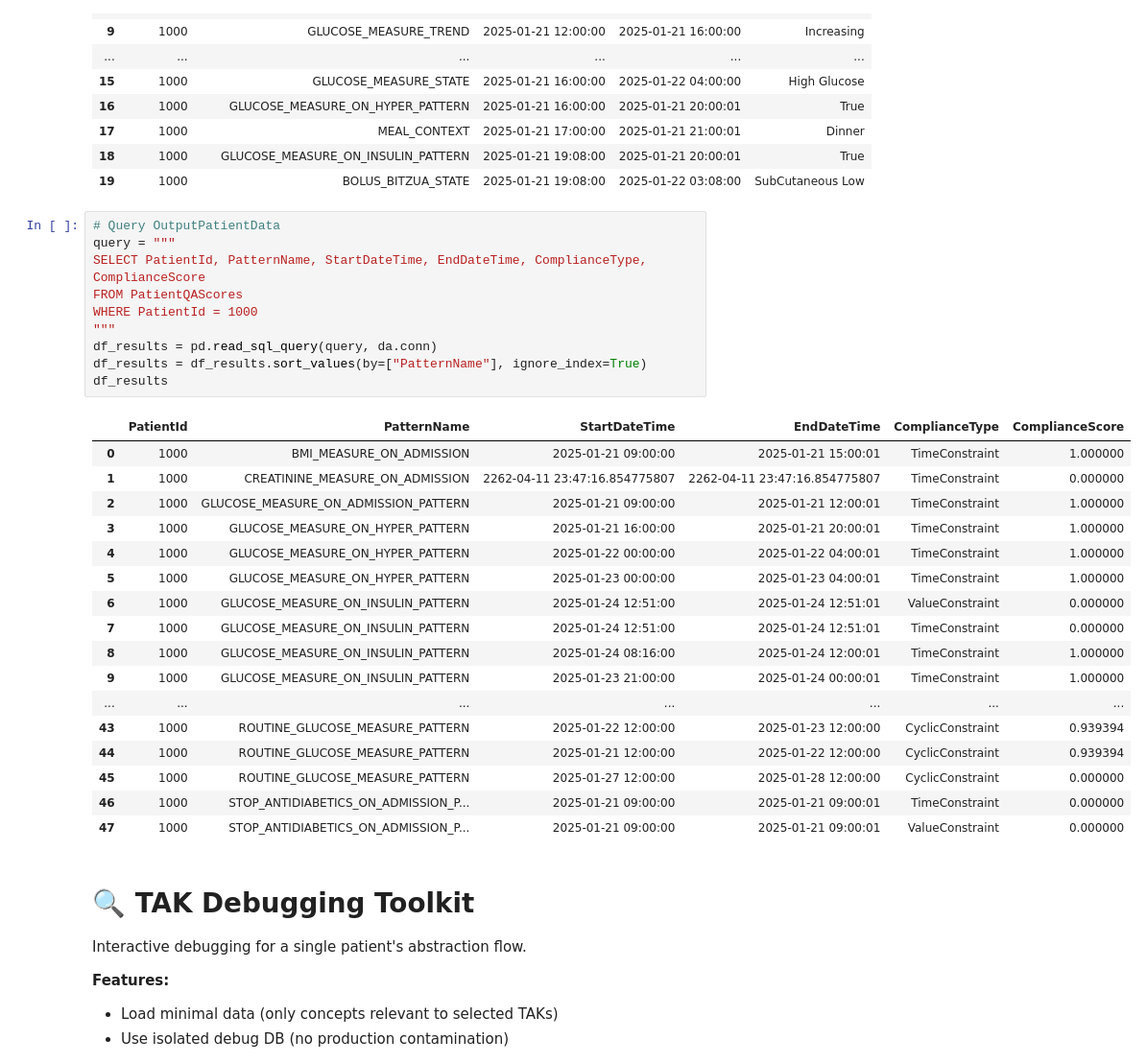
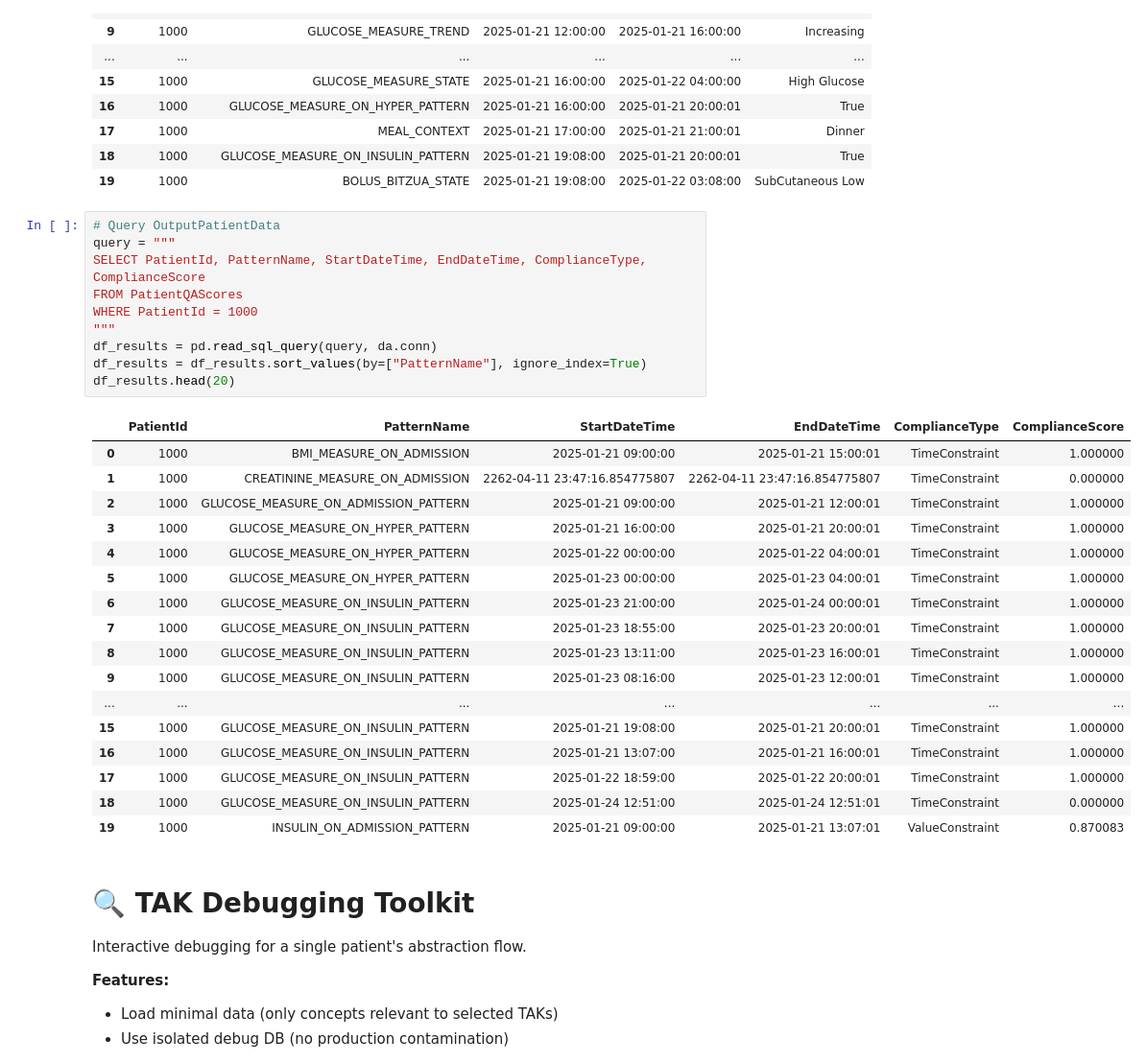
Before and after one commit to shaharoded/Mediator, a Jupyter notebook: run_mediator.ipynb, the cells around one changed output. Shown at 96% size. Drawn from its saved outputs; the diff is of its cells as text.

```diff
--- a/run_mediator.ipynb
+++ b/run_mediator.ipynb
@@ -278,31 +278,31 @@ df_results.head(20)
 # %%
 # Query OutputPatientData
 query = """
 SELECT PatientId, PatternName, StartDateTime, EndDateTime, ComplianceType, ComplianceScore
 FROM PatientQAScores
 WHERE PatientId = 1000
 """
 df_results = pd.read_sql_query(query, da.conn)
 df_results = df_results.sort_values(by=["PatternName"], ignore_index=True)
-df_results
+df_results.head(20)
 # %% [output]
 |  | PatientId | PatternName | StartDateTime | EndDateTime | ComplianceType | ComplianceScore |
 | 0 | 1000 | BMI_MEASURE_ON_ADMISSION | 2025-01-21 09:00:00 | 2025-01-21 15:00:01 | TimeConstraint | 1.000000 |
 | 1 | 1000 | CREATININE_MEASURE_ON_ADMISSION | 2262-04-11 23:47:16.854775807 | 2262-04-11 23:47:16.854775807 | TimeConstraint | 0.000000 |
 | 2 | 1000 | GLUCOSE_MEASURE_ON_ADMISSION_PATTERN | 2025-01-21 09:00:00 | 2025-01-21 12:00:01 | TimeConstraint | 1.000000 |
 | 3 | 1000 | GLUCOSE_MEASURE_ON_HYPER_PATTERN | 2025-01-21 16:00:00 | 2025-01-21 20:00:01 | TimeConstraint | 1.000000 |
 | 4 | 1000 | GLUCOSE_MEASURE_ON_HYPER_PATTERN | 2025-01-22 00:00:00 | 2025-01-22 04:00:01 | TimeConstraint | 1.000000 |
 | 5 | 1000 | GLUCOSE_MEASURE_ON_HYPER_PATTERN | 2025-01-23 00:00:00 | 2025-01-23 04:00:01 | TimeConstraint | 1.000000 |
-| 6 | 1000 | GLUCOSE_MEASURE_ON_INSULIN_PATTERN | 2025-01-24 12:51:00 | 2025-01-24 12:51:01 | ValueConstraint | 0.000000 |
-| 7 | 1000 | GLUCOSE_MEASURE_ON_INSULIN_PATTERN | 2025-01-24 12:51:00 | 2025-01-24 12:51:01 | TimeConstraint | 0.000000 |
-| 8 | 1000 | GLUCOSE_MEASURE_ON_INSULIN_PATTERN | 2025-01-24 08:16:00 | 2025-01-24 12:00:01 | TimeConstraint | 1.000000 |
-| 9 | 1000 | GLUCOSE_MEASURE_ON_INSULIN_PATTERN | 2025-01-23 21:00:00 | 2025-01-24 00:00:01 | TimeConstraint | 1.000000 |
+| 6 | 1000 | GLUCOSE_MEASURE_ON_INSULIN_PATTERN | 2025-01-23 21:00:00 | 2025-01-24 00:00:01 | TimeConstraint | 1.000000 |
+| 7 | 1000 | GLUCOSE_MEASURE_ON_INSULIN_PATTERN | 2025-01-23 18:55:00 | 2025-01-23 20:00:01 | TimeConstraint | 1.000000 |
+| 8 | 1000 | GLUCOSE_MEASURE_ON_INSULIN_PATTERN | 2025-01-23 13:11:00 | 2025-01-23 16:00:01 | TimeConstraint | 1.000000 |
+| 9 | 1000 | GLUCOSE_MEASURE_ON_INSULIN_PATTERN | 2025-01-23 08:16:00 | 2025-01-23 12:00:01 | TimeConstraint | 1.000000 |
 | ... | ... | ... | ... | ... | ... | ... |
-| 43 | 1000 | ROUTINE_GLUCOSE_MEASURE_PATTERN | 2025-01-22 12:00:00 | 2025-01-23 12:00:00 | CyclicConstraint | 0.939394 |
-| 44 | 1000 | ROUTINE_GLUCOSE_MEASURE_PATTERN | 2025-01-21 12:00:00 | 2025-01-22 12:00:00 | CyclicConstraint | 0.939394 |
-| 45 | 1000 | ROUTINE_GLUCOSE_MEASURE_PATTERN | 2025-01-27 12:00:00 | 2025-01-28 12:00:00 | CyclicConstraint | 0.000000 |
-| 46 | 1000 | STOP_ANTIDIABETICS_ON_ADMISSION_P... | 2025-01-21 09:00:00 | 2025-01-21 09:00:01 | TimeConstraint | 0.000000 |
-| 47 | 1000 | STOP_ANTIDIABETICS_ON_ADMISSION_P... | 2025-01-21 09:00:00 | 2025-01-21 09:00:01 | ValueConstraint | 0.000000 |
+| 15 | 1000 | GLUCOSE_MEASURE_ON_INSULIN_PATTERN | 2025-01-21 19:08:00 | 2025-01-21 20:00:01 | TimeConstraint | 1.000000 |
+| 16 | 1000 | GLUCOSE_MEASURE_ON_INSULIN_PATTERN | 2025-01-21 13:07:00 | 2025-01-21 16:00:01 | TimeConstraint | 1.000000 |
+| 17 | 1000 | GLUCOSE_MEASURE_ON_INSULIN_PATTERN | 2025-01-22 18:59:00 | 2025-01-22 20:00:01 | TimeConstraint | 1.000000 |
+| 18 | 1000 | GLUCOSE_MEASURE_ON_INSULIN_PATTERN | 2025-01-24 12:51:00 | 2025-01-24 12:51:01 | TimeConstraint | 0.000000 |
+| 19 | 1000 | INSULIN_ON_ADMISSION_PATTERN | 2025-01-21 09:00:00 | 2025-01-21 13:07:01 | ValueConstraint | 0.870083 |
 # %% [markdown]
 # 🔍 TAK Debugging Toolkit
 
```
Also changed, not shown: parts of 1 cell of this notebook, 5 other files.
